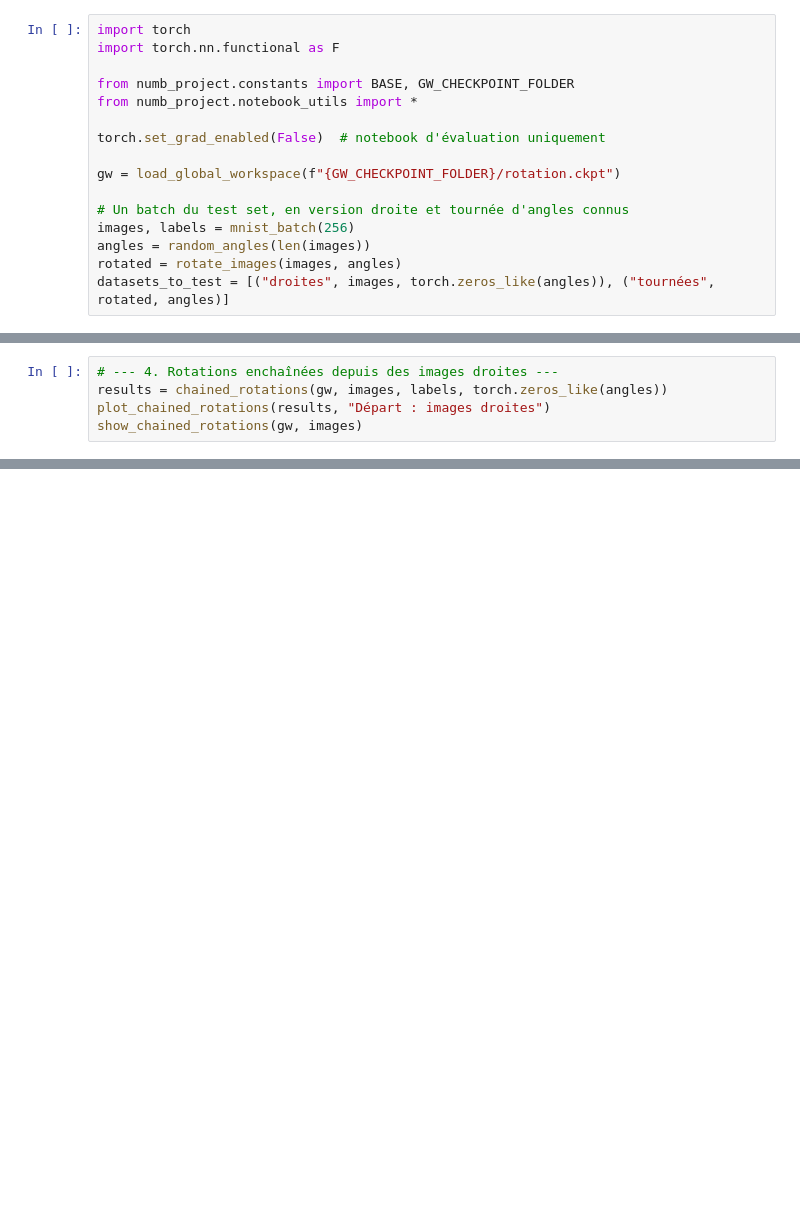
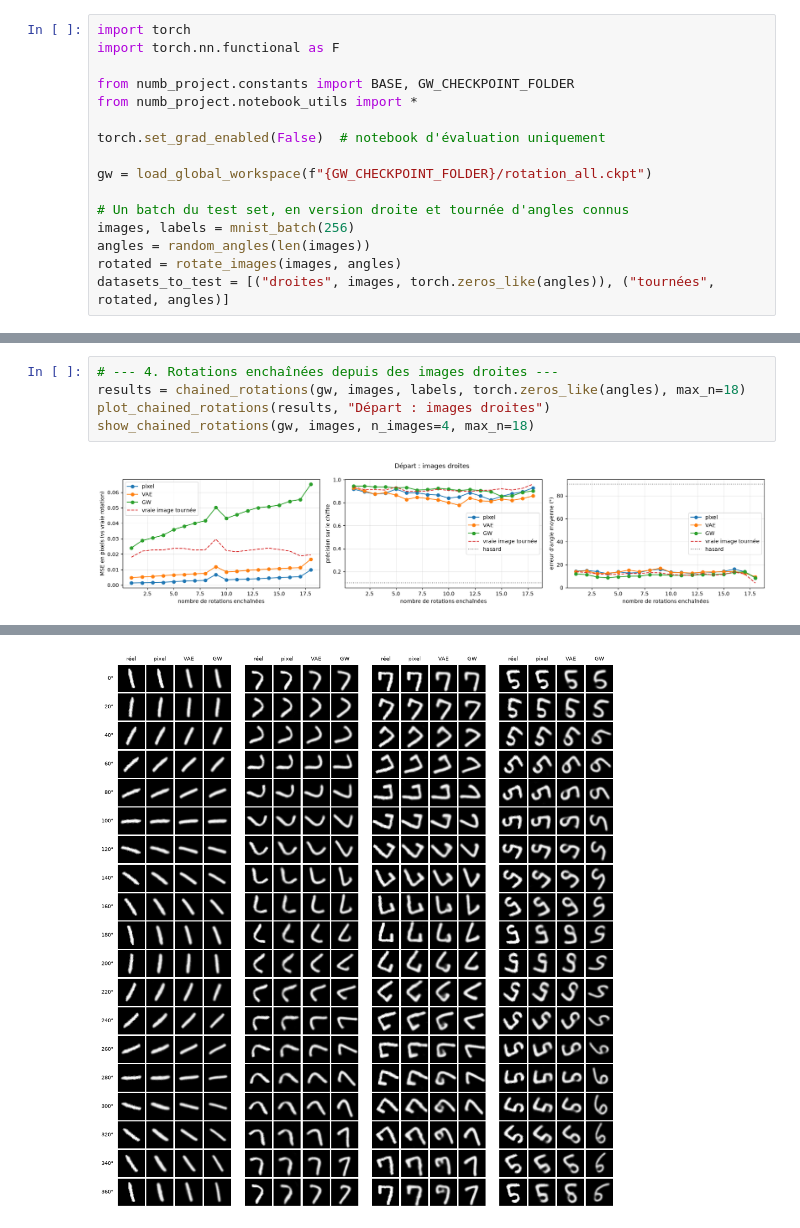
Before and after one commit to lucas-ch/gwnumb, a Jupyter notebook: test.ipynb, the cells around one changed output, grey strips where cells are left out. Drawn from its saved outputs; the diff is of its cells as text; blank space fills up the shorter version.

Commit message:
rotation ok

```diff
--- a/test.ipynb
+++ b/test.ipynb
@@ -17,7 +17,7 @@ from numb_project.notebook_utils import *
 
 torch.set_grad_enabled(False)  # notebook d'évaluation uniquement
 
-gw = load_global_workspace(f"{GW_CHECKPOINT_FOLDER}/rotation.ckpt")
+gw = load_global_workspace(f"{GW_CHECKPOINT_FOLDER}/rotation_all.ckpt")
 
 # Un batch du test set, en version droite et tournée d'angles connus
 images, labels = mnist_batch(256)
@@ -56,5 +69,7 @@ print("digit -> image -> digit : " + format_recognition(from_gw(gw, "digit", ima
 # %%
 # --- 4. Rotations enchaînées depuis des images droites ---
-results = chained_rotations(gw, images, labels, torch.zeros_like(angles))
+results = chained_rotations(gw, images, labels, torch.zeros_like(angles), max_n=18)
 plot_chained_rotations(results, "Départ : images droites")
-show_chained_rotations(gw, images)
+show_chained_rotations(gw, images, n_images=4, max_n=18)
+# %% [output]
+[figure, added]
@@ -61,3 +94,4 @@ show_chained_rotations(gw, images)
+[figure, added]
 # %%
 # --- 5. Reconnaissance chiffre par chiffre (~200 images par chiffre) ---
 big_images, big_labels = mnist_batch(2048, seed=1)
```
Also changed, not shown: parts of 7 cells of this notebook, 7 other files.
